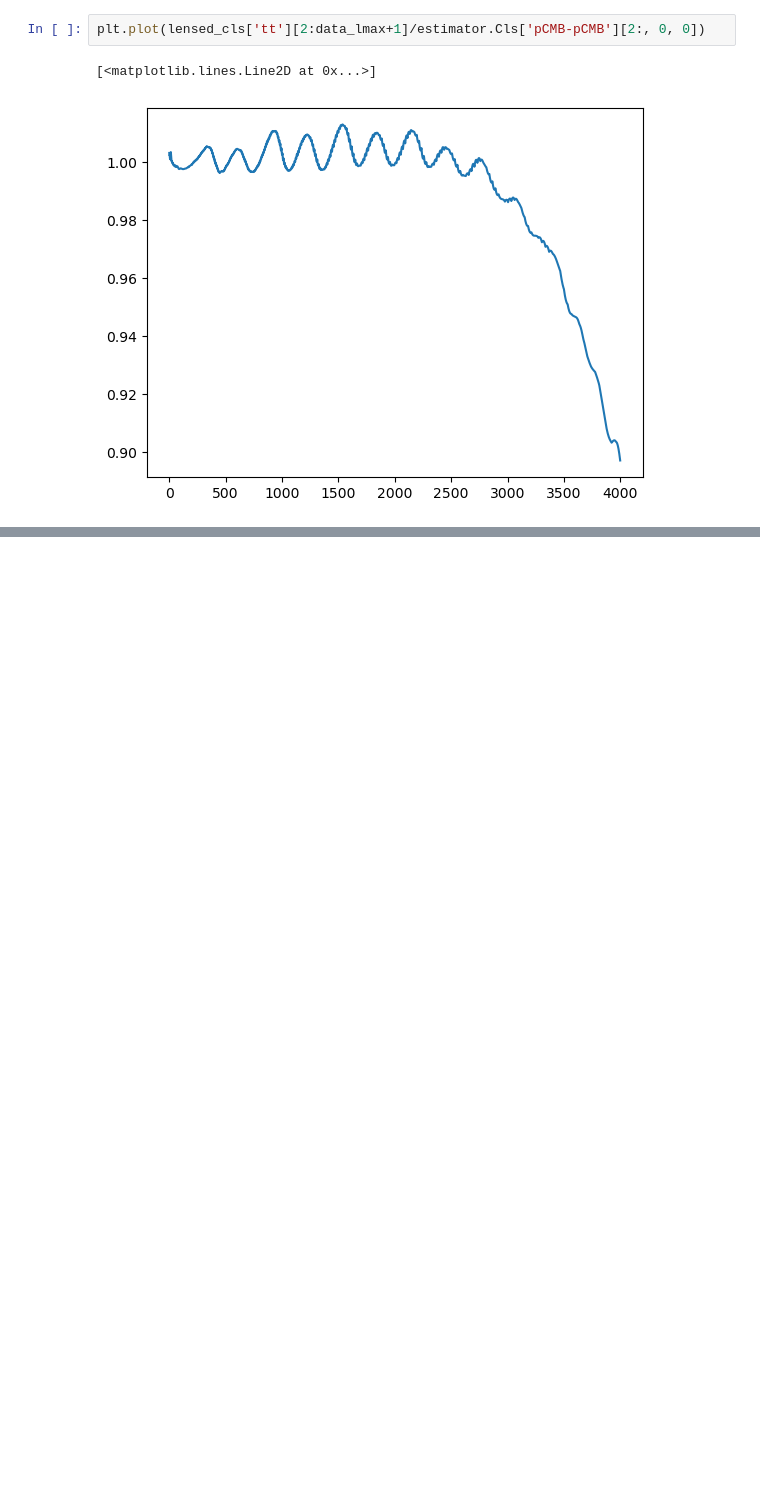
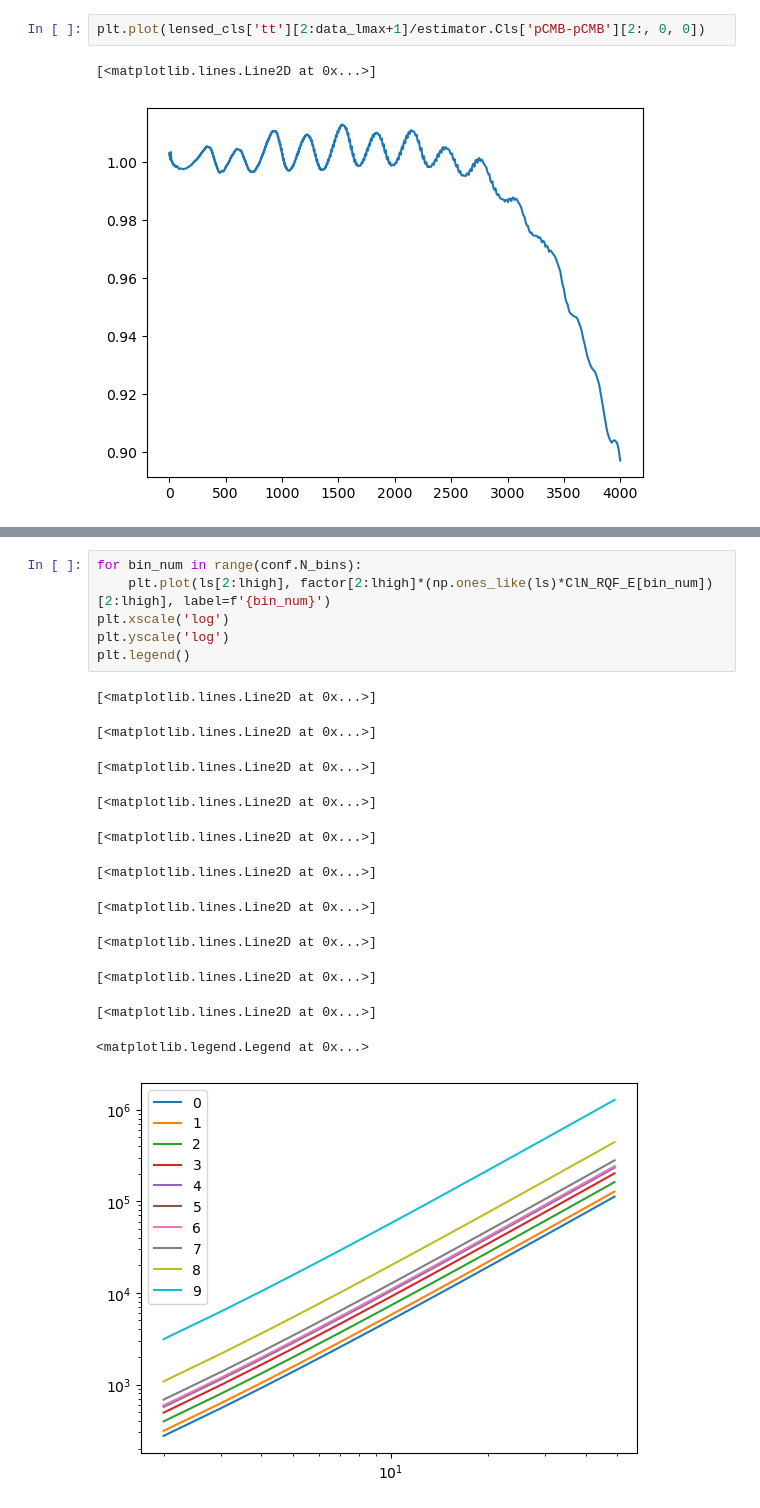
Before and after one commit to catketchup/ReCCO, a Jupyter notebook: code/reconstruction_noise.ipynb, the cells around one changed output, grey strips where cells are left out. Drawn from its saved outputs; the diff is of its cells as text; blank space fills up the shorter version.

```diff
--- a/code/reconstruction_noise.ipynb
+++ b/code/reconstruction_noise.ipynb
@@ -218,0 +267,19 @@ plt.legend()
+# %%
+for bin_num in range(conf.N_bins):
+    plt.plot(ls[2:lhigh], factor[2:lhigh]*(np.ones_like(ls)*ClN_RQF_E[bin_num])[2:lhigh], label=f'{bin_num}')
+plt.xscale('log')
+plt.yscale('log')
+plt.legend()
+# %% [output]
+[<matplotlib.lines.Line2D at 0x...>]
+[<matplotlib.lines.Line2D at 0x...>]
+[<matplotlib.lines.Line2D at 0x...>]
+[<matplotlib.lines.Line2D at 0x...>]
+[<matplotlib.lines.Line2D at 0x...>]
+[<matplotlib.lines.Line2D at 0x...>]
+[<matplotlib.lines.Line2D at 0x...>]
+[<matplotlib.lines.Line2D at 0x...>]
+[<matplotlib.lines.Line2D at 0x...>]
+[<matplotlib.lines.Line2D at 0x...>]
+<matplotlib.legend.Legend at 0x...>
+[figure, added]
```
Also changed, not shown: parts of 13 cells of this notebook, 3 other files.
